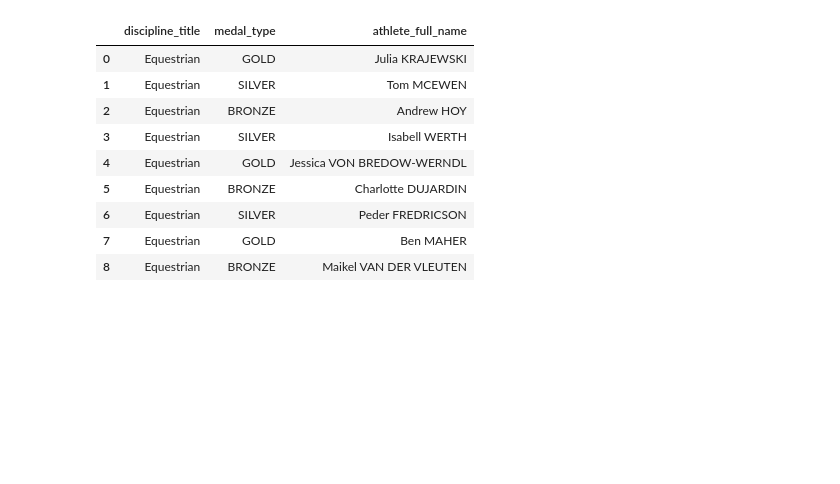
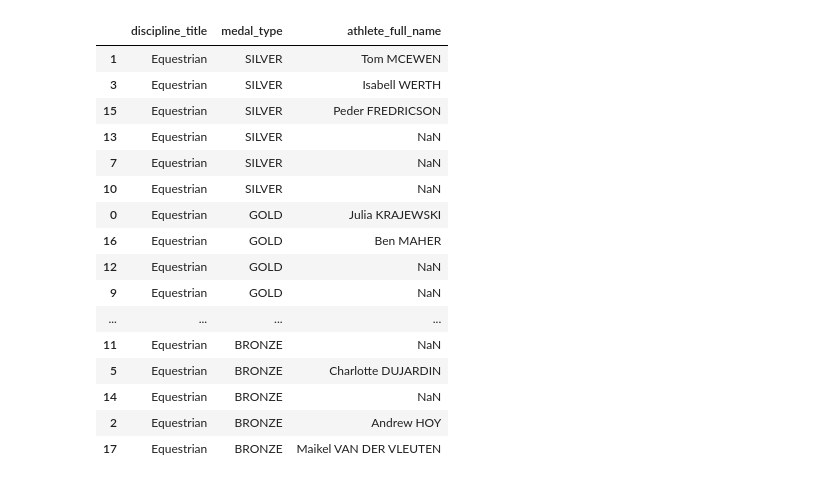
Before and after one commit to catraei/CCIC_DS1, a Jupyter notebook: Semester_Final.ipynb, the cells around one changed output. Saved outputs shown, nothing was run; the diff lists cells and outputs as text; code cells hidden in the pictures; blank space fills up the shorter version.

```diff
--- a/Semester_Final.ipynb
+++ b/Semester_Final.ipynb
@@ -3,18 +4,28 @@ import pandas as pd
 import seaborn as sns
 # %%
 data = pd.read_csv('olympic_equestrians.csv')
-# %%
-data = data.iloc[:744]
 # %%
-data.drop(columns=['slug_game', 'event_title','event_gender','participant_type','participant_title','athlete_url','country_name','country_code','country_3_letter_code'])
+data.drop(columns=['slug_game', 'event_title','event_gender','participant_type','participant_title','athlete_url','country_name','country_code','country_3_letter_code'], axis = 0, inplace=True)
-# %% [output]
-|  | discipline_title | medal_type | athlete_full_name |
-| 0 | Equestrian | GOLD | Julia KRAJEWSKI |
-| 1 | Equestrian | SILVER | Tom MCEWEN |
-| 2 | Equestrian | BRONZE | Andrew HOY |
-| 3 | Equestrian | SILVER | Isabell WERTH |
-| 4 | Equestrian | GOLD | Jessica VON BREDOW-WERNDL |
-| 5 | Equestrian | BRONZE | Charlotte DUJARDIN |
-| 6 | Equestrian | SILVER | Peder FREDRICSON |
-| 7 | Equestrian | GOLD | Ben MAHER |
-| 8 | Equestrian | BRONZE | Maikel VAN DER VLEUTEN |
+# %%
+top = data.sort_values(by='medal_type', ascending=False)
+top20 = top[:20]
+# %%
+top20
+# %% [output]
+|  | discipline_title | medal_type | athlete_full_name |
+| 1 | Equestrian | SILVER | Tom MCEWEN |
+| 3 | Equestrian | SILVER | Isabell WERTH |
+| 15 | Equestrian | SILVER | Peder FREDRICSON |
+| 13 | Equestrian | SILVER | NaN |
+| 7 | Equestrian | SILVER | NaN |
+| 10 | Equestrian | SILVER | NaN |
+| 0 | Equestrian | GOLD | Julia KRAJEWSKI |
+| 16 | Equestrian | GOLD | Ben MAHER |
+| 12 | Equestrian | GOLD | NaN |
+| 9 | Equestrian | GOLD | NaN |
+| ... | ... | ... | ... |
+| 11 | Equestrian | BRONZE | NaN |
+| 5 | Equestrian | BRONZE | Charlotte DUJARDIN |
+| 14 | Equestrian | BRONZE | NaN |
+| 2 | Equestrian | BRONZE | Andrew HOY |
+| 17 | Equestrian | BRONZE | Maikel VAN DER VLEUTEN |
```
Also changed, not shown: parts of 1 cell of this notebook, 2 other files.
